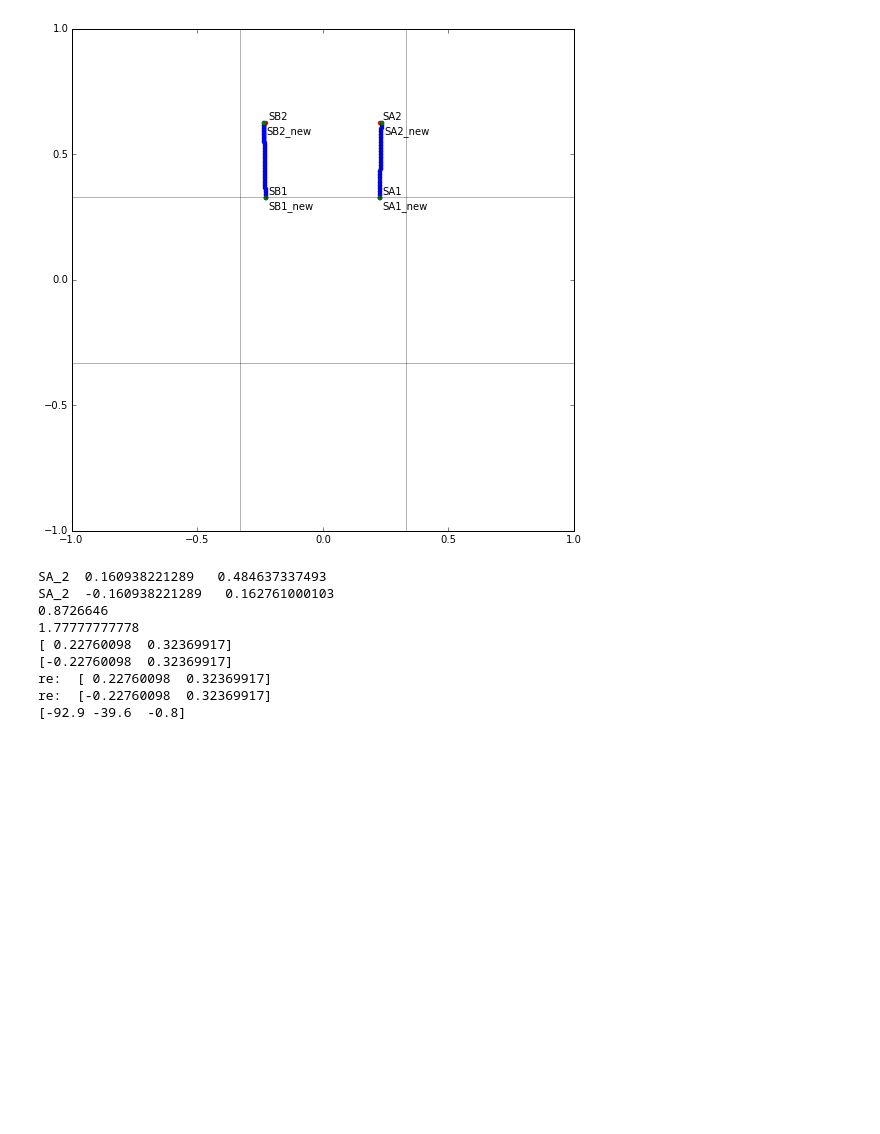
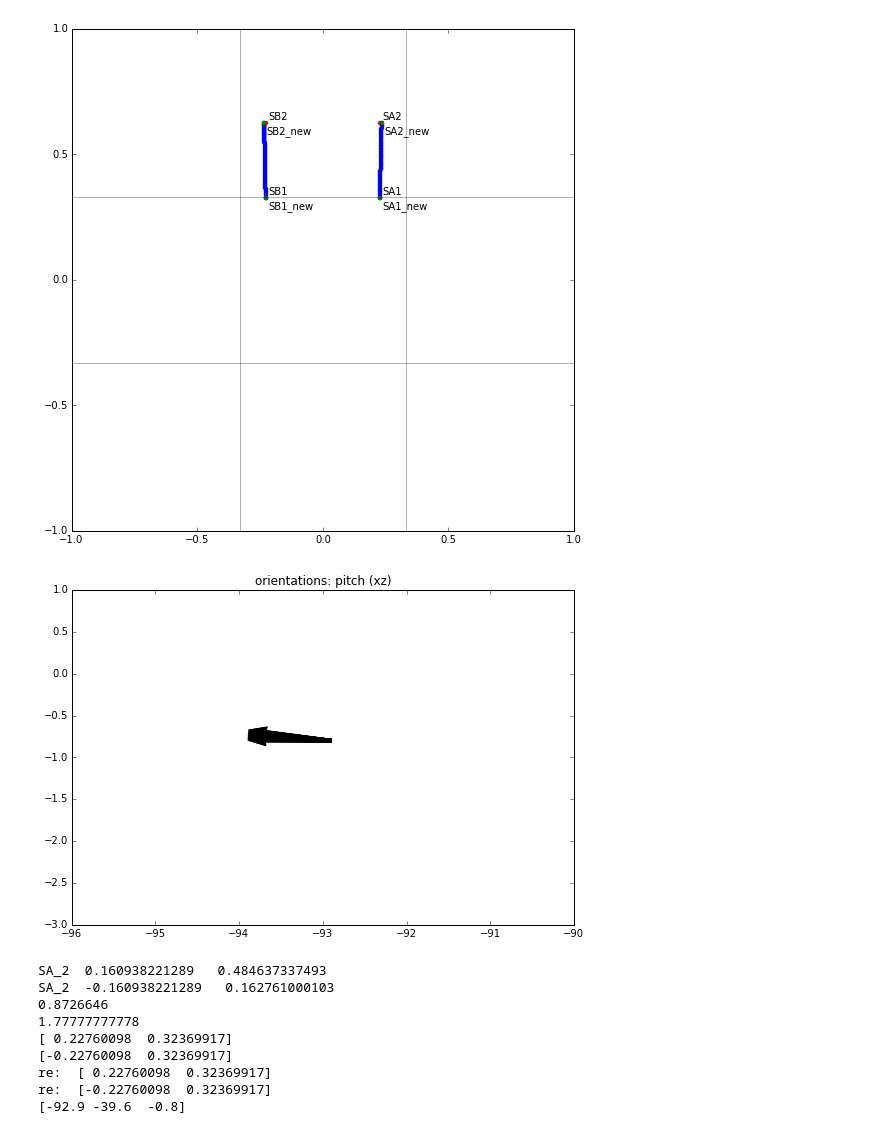
Before and after one commit to njoubert/spooky, a Jupyter notebook: experiments/ipython/22 - JE - Simple orientation tests.ipynb, the cells around one changed output. Saved outputs shown, nothing was run; the diff lists cells and outputs as text; code cells hidden in the pictures; blank space fills up the shorter version.

```diff
--- a/experiments/ipython/22 - JE - Simple orientation tests.ipynb
+++ b/experiments/ipython/22 - JE - Simple orientation tests.ipynb
@@ -353,6 +386,16 @@ drawNewScreenSetup()
 re:  [ 0.22760098  0.32369917]
 re:  [-0.22760098  0.32369917]
 [figure]
+# %%
+fig = plt.figure()
+f1 = fig.add_subplot(111)
+f1.quiver(sigma[:,0],sigma[:,2],orient_vectors[:,0],orient_vectors[:,2],angles='xy',scale_units='xy',scale=1)
+f1.set_ylim([-3,1])
+f1.set_xlim([-96,-90])
+f1.set_title("orientations: pitch (xz)")
+f1.set_aspect('equal')
+# %% [output]
+[figure, added]
 # %%
 # ROLL
 dist = la.norm(SA - SB)
```
Also changed, not shown: parts of 5 cells of this notebook.
